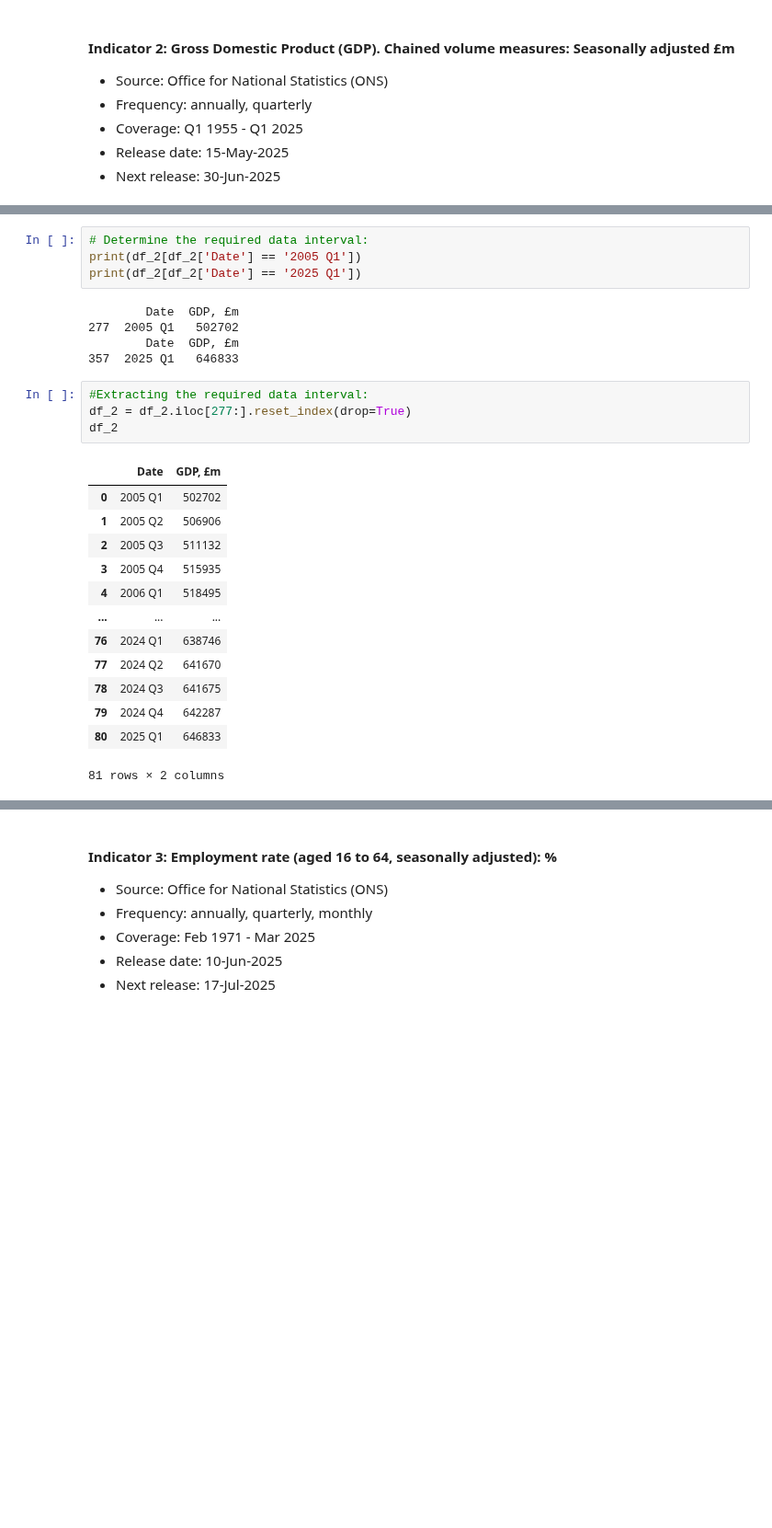
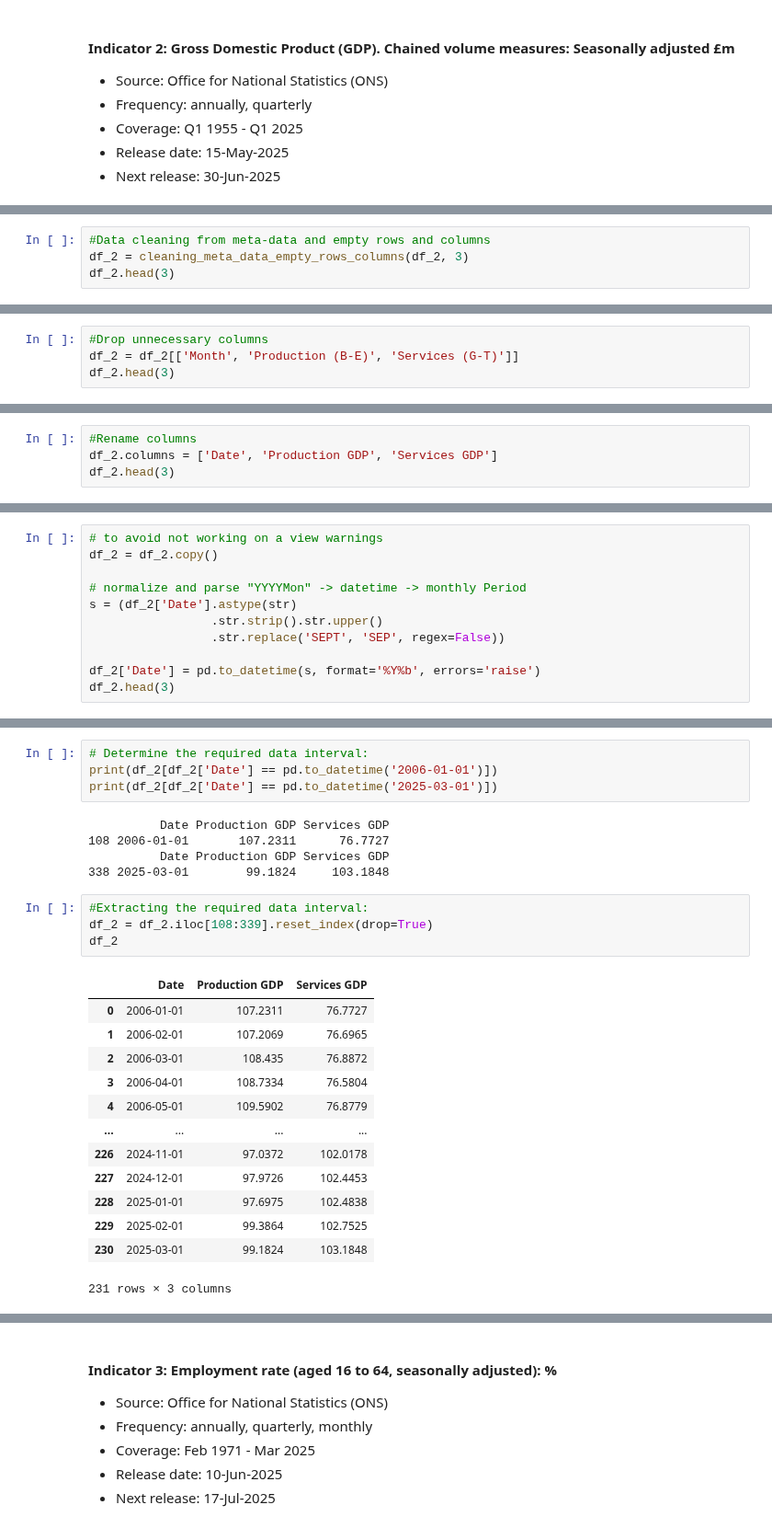
Before and after one commit to Alisa-Makhonina/Macroeconomic_indicators_vs_Construction_indicators, a Jupyter notebook: 3_Data Preprocessing.ipynb, the cells around one changed output, grey strips where cells are left out. Shown at 92% size. Saved outputs shown, nothing was run; the diff lists cells and outputs as text; blank space fills up the shorter version.

```diff
--- a/3_Data Preprocessing.ipynb
+++ b/3_Data Preprocessing.ipynb
@@ -284,0 +323,4 @@ df_2.head(5)
+# %%
+#Data cleaning from meta-data and empty rows and columns
+df_2 = cleaning_meta_data_empty_rows_columns(df_2, 3)
+df_2.head(3)
@@ -284,0 +332,4 @@ df_2.head(5)
+# %%
+#Drop unnecessary columns
+df_2 = df_2[['Month', 'Production (B-E)', 'Services (G-T)']]
+df_2.head(3)
@@ -284,0 +341,4 @@ df_2.head(5)
+# %%
+#Rename columns
+df_2.columns = ['Date', 'Production GDP', 'Services GDP']
+df_2.head(3)
@@ -284,0 +350,11 @@ df_2.head(5)
+# %%
+# to avoid not working on a view warnings
+df_2 = df_2.copy()
+
+# normalize and parse "YYYYMon" -> datetime -> monthly Period
+s = (df_2['Date'].astype(str)
+                 .str.strip().str.upper()
+                 .str.replace('SEPT', 'SEP', regex=False))
+
+df_2['Date'] = pd.to_datetime(s, format='%Y%b', errors='raise')
+df_2.head(3)
@@ -298,28 +380,28 @@ memory usage: 5.7+ KB
 # %%
 # Determine the required data interval:
-print(df_2[df_2['Date'] == '2005 Q1'])
-print(df_2[df_2['Date'] == '2025 Q1'])
+print(df_2[df_2['Date'] == pd.to_datetime('2006-01-01')])
+print(df_2[df_2['Date'] == pd.to_datetime('2025-03-01')])
 # %% [output]
-        Date  GDP, £m
-277  2005 Q1   502702
-        Date  GDP, £m
-357  2025 Q1   646833
+          Date Production GDP Services GDP
+108 2006-01-01       107.2311      76.7727
+          Date Production GDP Services GDP
+338 2025-03-01        99.1824     103.1848
 # %%
 #Extracting the required data interval:
-df_2 = df_2.iloc[277:].reset_index(drop=True)
+df_2 = df_2.iloc[108:339].reset_index(drop=True)
 df_2
 # %% [output]
-|  | Date | GDP, £m |
-| 0 | 2005 Q1 | 502702 |
-| 1 | 2005 Q2 | 506906 |
-| 2 | 2005 Q3 | 511132 |
-| 3 | 2005 Q4 | 515935 |
-| 4 | 2006 Q1 | 518495 |
-| ... | ... | ... |
-| 76 | 2024 Q1 | 638746 |
-| 77 | 2024 Q2 | 641670 |
-| 78 | 2024 Q3 | 641675 |
-| 79 | 2024 Q4 | 642287 |
-| 80 | 2025 Q1 | 646833 |
+|  | Date | Production GDP | Services GDP |
+| 0 | 2006-01-01 | 107.2311 | 76.7727 |
+| 1 | 2006-02-01 | 107.2069 | 76.6965 |
+| 2 | 2006-03-01 | 108.435 | 76.8872 |
+| 3 | 2006-04-01 | 108.7334 | 76.5804 |
+| 4 | 2006-05-01 | 109.5902 | 76.8779 |
+| ... | ... | ... | ... |
+| 226 | 2024-11-01 | 97.0372 | 102.0178 |
+| 227 | 2024-12-01 | 97.9726 | 102.4453 |
+| 228 | 2025-01-01 | 97.6975 | 102.4838 |
+| 229 | 2025-02-01 | 99.3864 | 102.7525 |
+| 230 | 2025-03-01 | 99.1824 | 103.1848 |
-81 rows × 2 columns
+231 rows × 3 columns
 # %%
```
Also changed, not shown: parts of 221 cells of this notebook.
